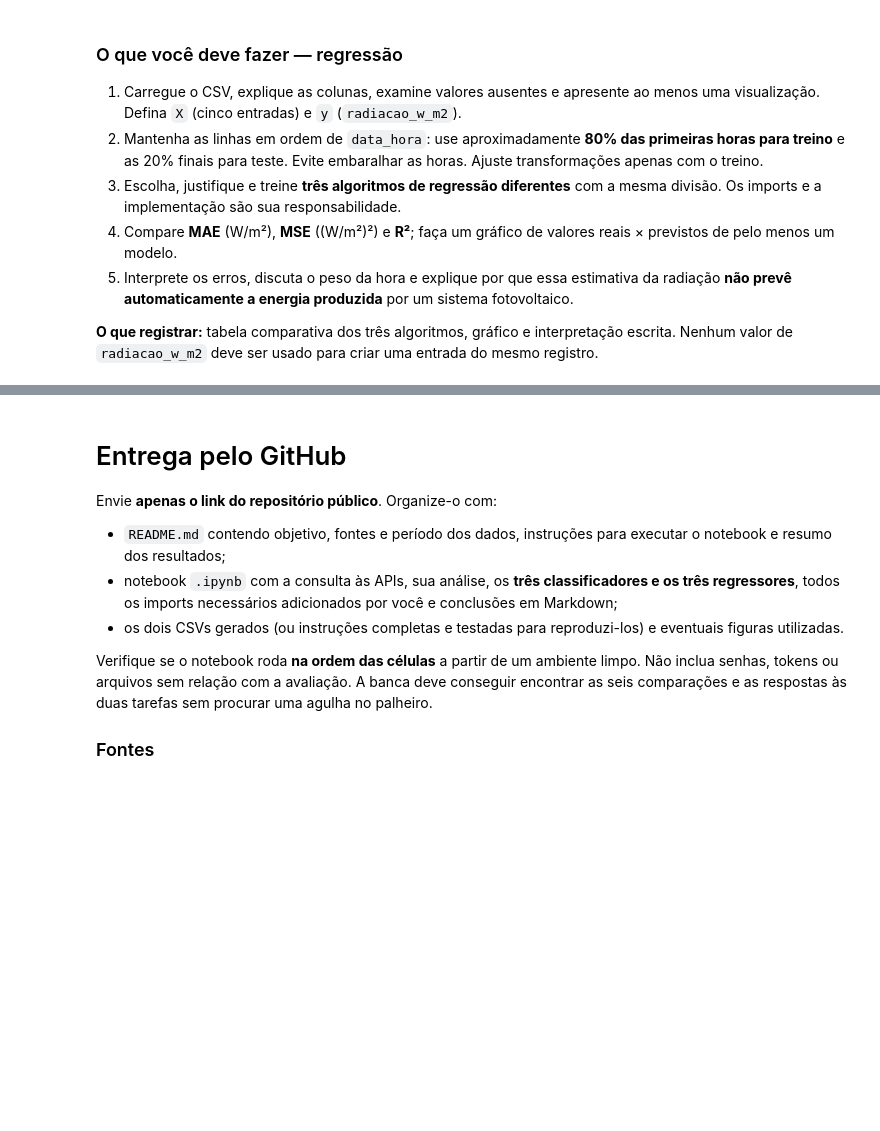
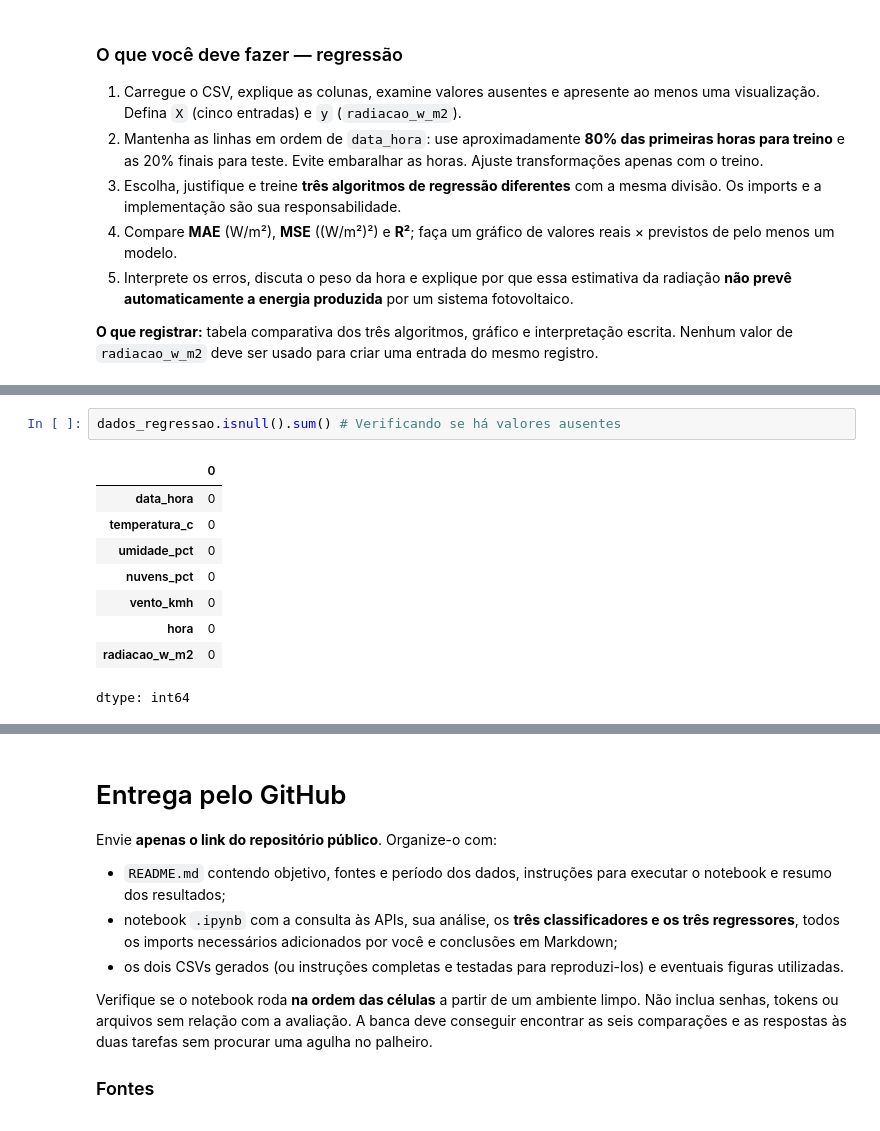
Before and after one commit to pedrosampaiom2007-gif/CP2-SERS, a Jupyter notebook: Aula_APIs_Energia_Renovavel_ML.ipynb, the cells around one changed output, grey strips where cells are left out. Drawn from its saved outputs; the diff is of its cells as text; blank space fills up the shorter version.

```diff
--- a/Aula_APIs_Energia_Renovavel_ML.ipynb
+++ b/Aula_APIs_Energia_Renovavel_ML.ipynb
@@ -663,0 +472,12 @@ Além disso, o modelo tem erro (cerca de 67 W/m² em média no melhor caso), e e
+# %%
+dados_regressao.isnull().sum() # Verificando se há valores ausentes
+# %% [output]
+|  | 0 |
+| data_hora | 0 |
+| temperatura_c | 0 |
+| umidade_pct | 0 |
+| nuvens_pct | 0 |
+| vento_kmh | 0 |
+| hora | 0 |
+| radiacao_w_m2 | 0 |
+dtype: int64
```
Also changed, not shown: parts of 29 cells of this notebook.
